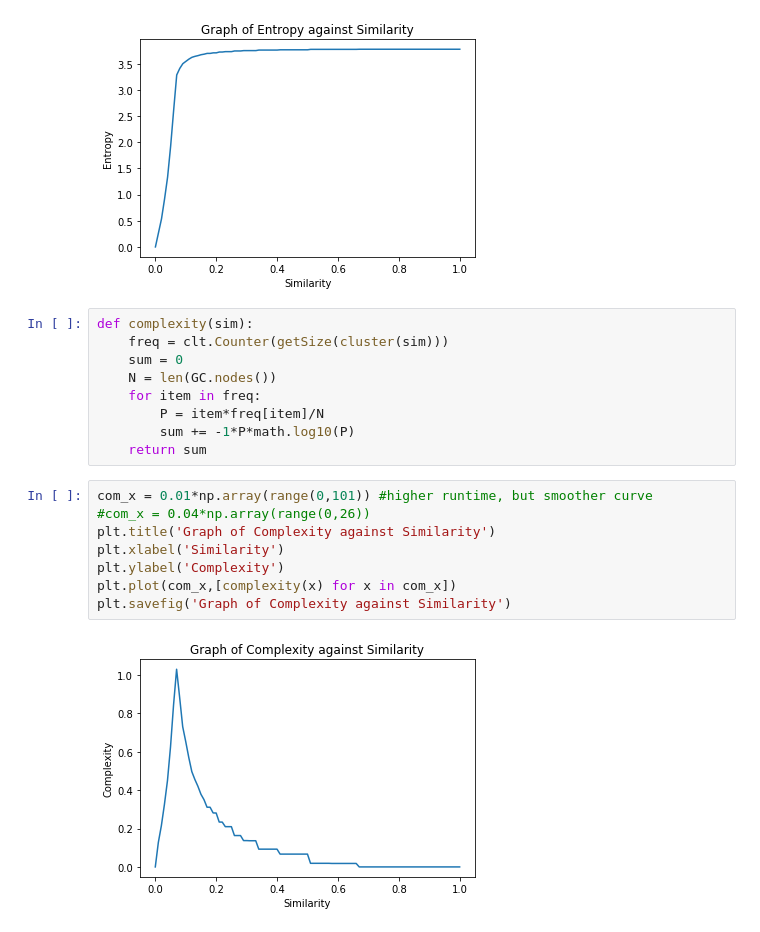
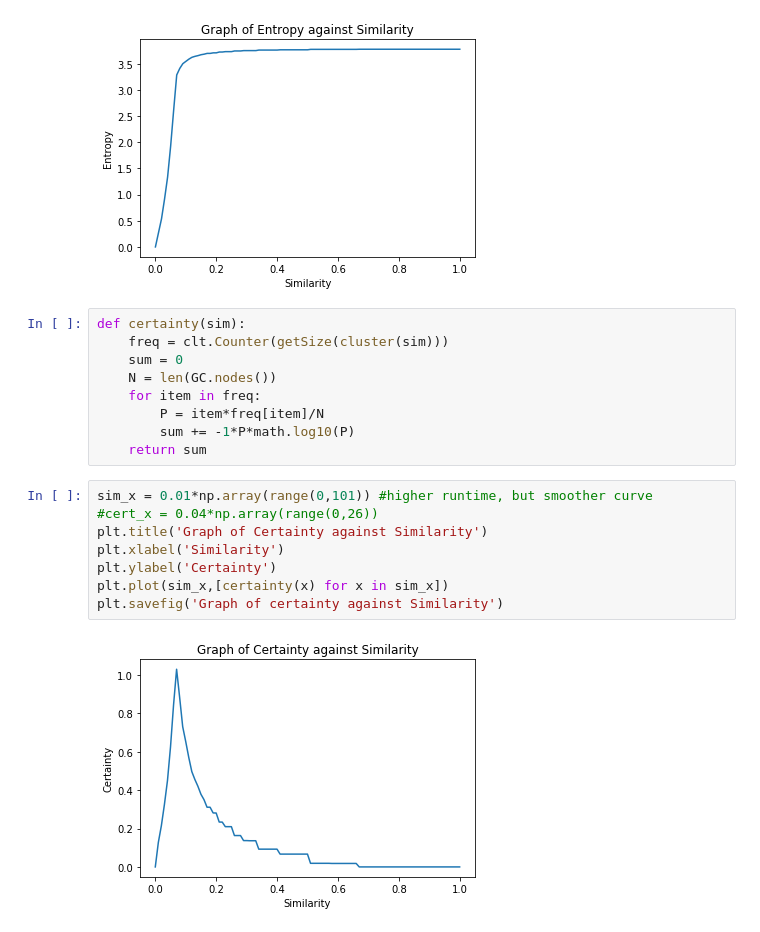
Before and after one commit to jzh001/Social-Network-Structure-in-Common-Interest-Communities, a Jupyter notebook: notebook.ipynb, the cells around one changed output. Drawn from its saved outputs; the diff is of its cells as text.

```diff
--- a/notebook.ipynb
+++ b/notebook.ipynb
@@ -285,7 +285,7 @@ plt.savefig('Graph of Entropy against Similarity')
 # %% [output]
 [figure]
 # %%
-def complexity(sim):
+def certainty(sim):
     freq = clt.Counter(getSize(cluster(sim)))
     sum = 0
     N = len(GC.nodes())
@@ -294,12 +294,12 @@ def complexity(sim):
         sum += -1*P*math.log10(P)
     return sum
 # %%
-com_x = 0.01*np.array(range(0,101)) #higher runtime, but smoother curve
-#com_x = 0.04*np.array(range(0,26))
-plt.title('Graph of Complexity against Similarity')
+sim_x = 0.01*np.array(range(0,101)) #higher runtime, but smoother curve
+#cert_x = 0.04*np.array(range(0,26))
+plt.title('Graph of Certainty against Similarity')
 plt.xlabel('Similarity')
-plt.ylabel('Complexity')
-plt.plot(com_x,[complexity(x) for x in com_x])
-plt.savefig('Graph of Complexity against Similarity')
+plt.ylabel('Certainty')
+plt.plot(sim_x,[certainty(x) for x in sim_x])
+plt.savefig('Graph of certainty against Similarity')
 # %% [output]
-[figure, old version]
+[figure, new version]
```
Also changed, not shown: parts of 6 cells of this notebook.
